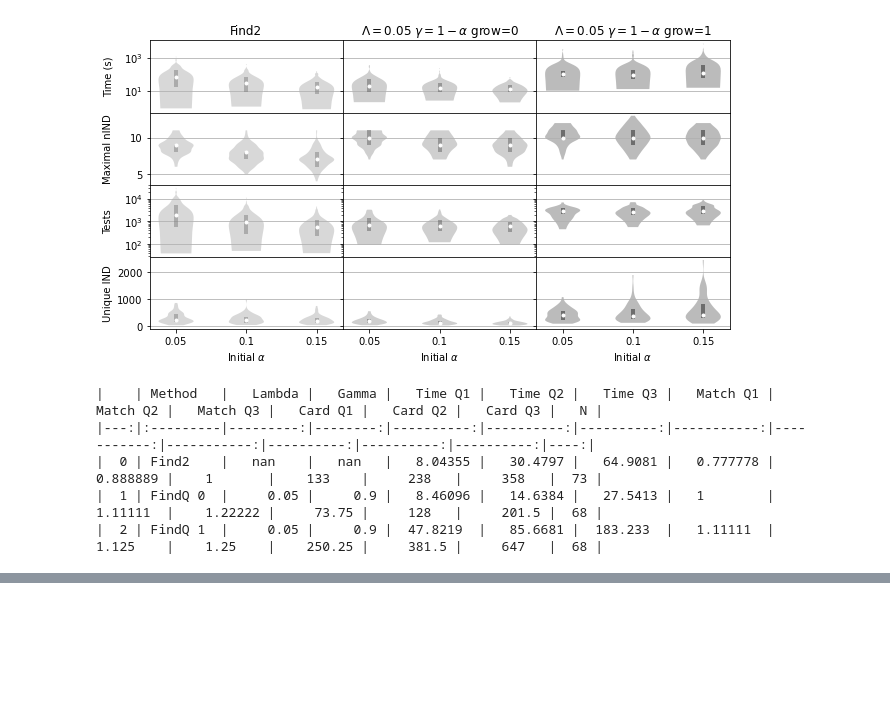
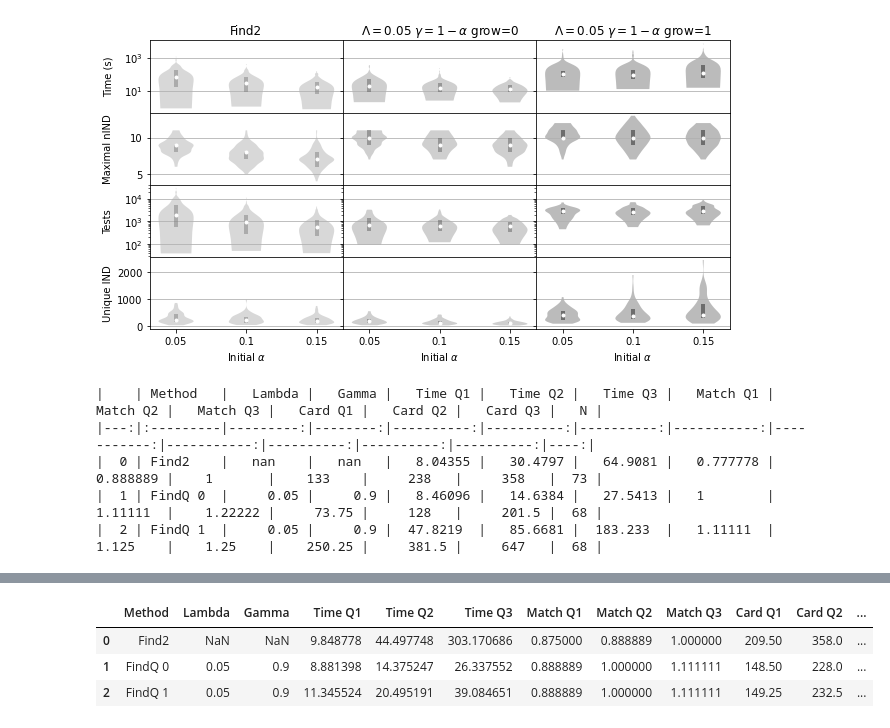
Before and after one commit to ayllon/MatchBox, a Jupyter notebook: notebooks/results-keel-aileron-growth.ipynb, the cells around one changed output, grey strips where cells are left out. Saved outputs shown, nothing was run; the diff lists cells and outputs as text; code cells hidden in the pictures; blank space fills up the shorter version.

```diff
--- a/notebooks/results-keel-aileron-growth.ipynb
+++ b/notebooks/results-keel-aileron-growth.ipynb
@@ -31,0 +41,8 @@ print(h2_stats.to_markdown())
+# %%
+h3_stats = general_stats(h3_find2, h3_findq, findq_subset)
+h3_stats
+# %% [output]
+|  | Method | Lambda | Gamma | Time Q1 | Time Q2 | Time Q3 | Match Q1 | Match Q2 | Match Q3 | Card Q1 | Card Q2 | ... |
+| 0 | Find2 | NaN | NaN | 9.848778 | 44.497748 | 303.170686 | 0.875000 | 0.888889 | 1.000000 | 209.50 | 358.0 | ... |
+| 1 | FindQ 0 | 0.05 | 0.9 | 8.881398 | 14.375247 | 26.337552 | 0.888889 | 1.000000 | 1.111111 | 148.50 | 228.0 | ... |
+| 2 | FindQ 1 | 0.05 | 0.9 | 11.345524 | 20.495191 | 39.084651 | 0.888889 | 1.000000 | 1.111111 | 149.25 | 232.5 | ... |
```
Also changed, not shown: parts of 3 cells of this notebook, 2 other files.
